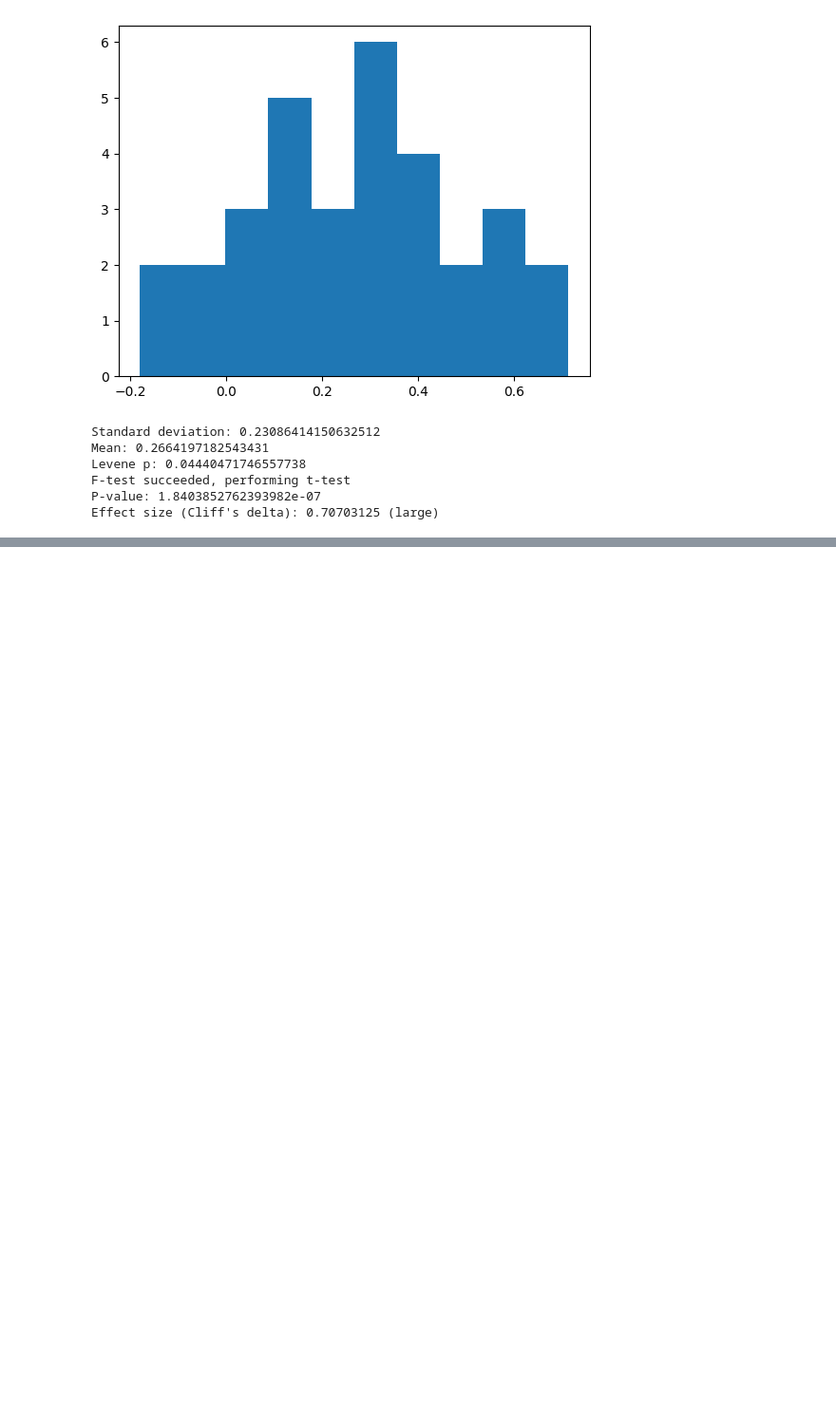
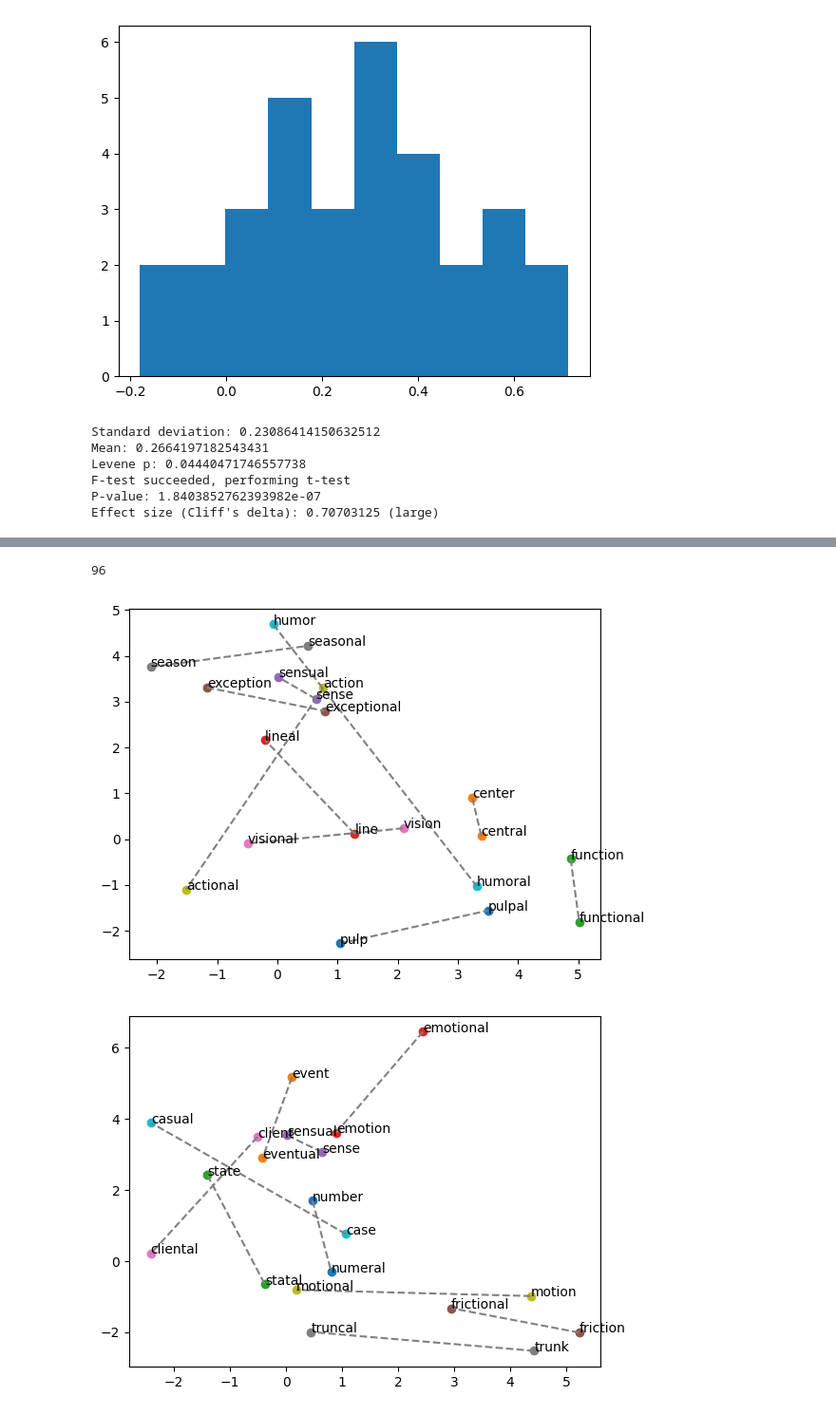
Before and after one commit to AdeleMortier/achla_embedding_no_jutsu, a Jupyter notebook: testing.ipynb, the cells around one changed output, grey strips where cells are left out. Shown: that part at 95% size. Drawn from its saved outputs; the diff is of its cells as text; code cells hidden in the pictures; blank space fills up the shorter version.

```diff
--- a/testing.ipynb
+++ b/testing.ipynb
@@ -19,7 +20,11 @@ ref = 'noun'
 # %%
 fname = f'{model}_{dim}_{language}_vectors_reduced.txt'
 embedding = build_dict_from_vector_file('./models/reduced/', fname)
-dataset = load_dataset_from_csv('./datasets/he/definitive_dataset.csv')
+if language == 'he':
+    path_to_dataset = './datasets/he/definitive_dataset.csv'
+if language == 'en':
+    path_to_dataset = f'./datasets/en/{suff1}_{suff2}_dataset_filtered.csv'
+dataset = load_dataset_from_csv(language, path_to_dataset)
 dataset.filter_against_embedding(embedding)
 # %% [output]
 Processed 0
@@ -185,0 +168,42 @@ save_report(model, dim, language, mode, ref, outp)
+# %%
+len(suff_1_vecs[0])
+# %% [output]
+96
+# %%
+def reduce_2d(vecs, algorithm):
+    if algorithm == 'pca':
+        model = PCA(n_components=2)
+        model.fit(vecs)
+        print(f'Explained variance: {np.sum(model.explained_variance_ratio_)}')
+        print(f'Explained variance per component: {(model.explained_variance_ratio_)}')
+    if algorithm == 'kernel-pca':
+        model = KernelPCA(n_components=2, kernel='cosine')
+        model.fit(vecs)
+    return model
+
+def suffix_effect_2d(embedding, base_affixed_pairs, sample_size, n_runs, algorithm):
+    for _ in range(n_runs):
+        pairs_sample = random.sample(base_affixed_pairs, sample_size)
+        base_sample = [p[0] for p in pairs_sample]
+        affixed_sample = [p[1] for p in pairs_sample]
+        base_vecs = [embedding[a] for a in base_sample]
+        affixed_vecs = [embedding[n] for n in affixed_sample]
+        model = reduce_2d(base_vecs+affixed_vecs, algorithm)
+        base_vecs_reduced = model.transform(base_vecs)
+        affixed_vecs_reduced = model.transform(affixed_vecs)
+
+        for i, (base, affixed) in enumerate(pairs_sample):
+            base_vec = base_vecs[i]
+            affixed_vec = affixed_vecs[i]
+            plt.scatter([base_vec[0], affixed_vec[0]], [base_vec[1], affixed_vec[1]])
+            plt.plot([base_vec[0], affixed_vec[0]], [base_vec[1], affixed_vec[1]], linestyle='dashed', color='grey')
+            plt.annotate(base, (base_vec[0], base_vec[1]))
+            plt.annotate(affixed, (affixed_vec[0], affixed_vec[1]))
+        plt.show()
+# %%
+import random
+from sklearn.decomposition import KernelPCA
+suffix_effect_2d(embedding, [[t[0], t[1]] for t in triplets], 10, 3, 'kernel-pca')
+# %% [output]
+[figure, added]
+[figure, added]
```
Also changed, not shown: parts of 13 cells of this notebook, 8 other files.
